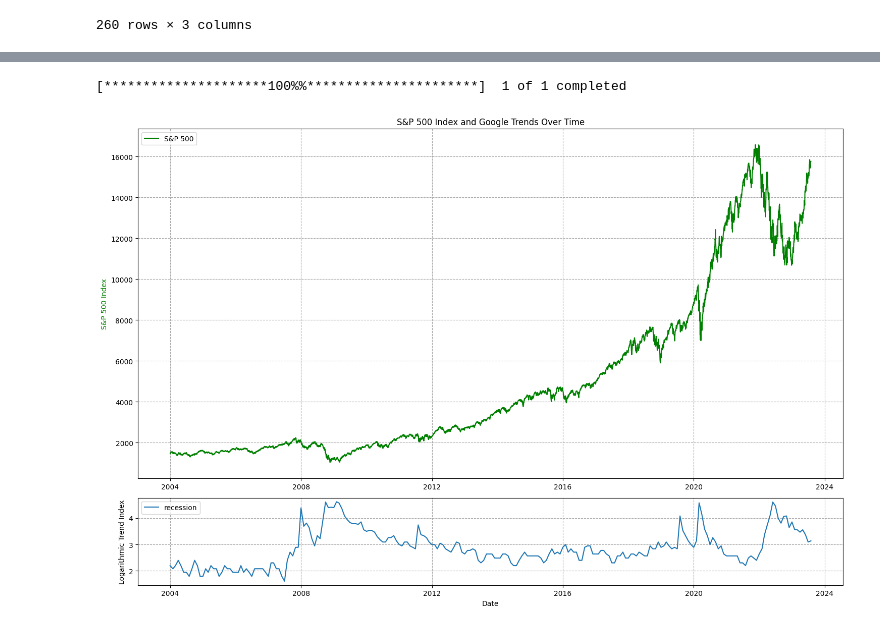
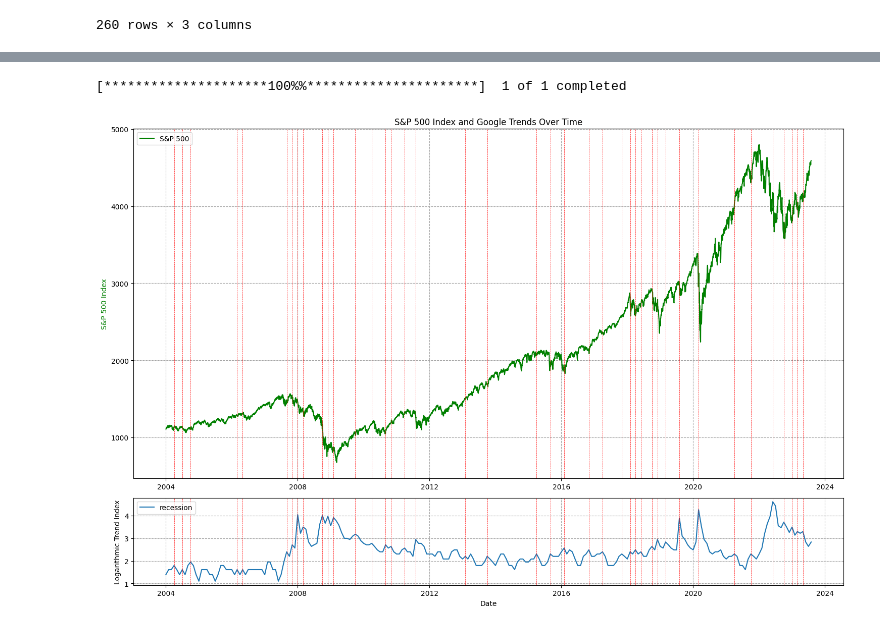
Before and after one commit to luisgdelafuente/google-trends, a Jupyter notebook: the R index.ipynb, the cells around one changed output, grey strips where cells are left out. Saved outputs shown, nothing was run; the diff lists cells and outputs as text; code cells hidden in the pictures.

```diff
--- a/the R index.ipynb
+++ b/the R index.ipynb
@@ -7,10 +7,10 @@ import matplotlib.pyplot as plt
 pytrends = TrendReq()
 
 # Set the keywords to search for
-keywords = ["recession", "crisis"]
+keywords = ["recession", "crisis", "loan"]
 
 # Set the timeframe for the search to the past 10 years
-timeframe = "today 5-y"
+timeframe = "all"
 
 # Build the payload with the keywords and timeframe
 pytrends.build_payload(kw_list=keywords, timeframe=timeframe)
@@ -285,7 +265,7 @@ keywords = ["recession"]
 timeframe = "all"
 
 # Build the payload with the keywords and timeframe
-pytrends.build_payload(kw_list=keywords, timeframe=timeframe)
+pytrends.build_payload(kw_list=keywords, timeframe=timeframe,geo="US")
 
 # Get the interest over time data for the keywords
 interest_over_time = pytrends.interest_over_time()
@@ -295,32 +275,45 @@ for keyword in keywords:
     interest_over_time[keyword] = np.log1p(interest_over_time[keyword])
 
 # Fetch the S&P 500 data for the duration
-sp500_data = yf.download('^NDX', start=interest_over_time.index.min(), end=interest_over_time.index.max())
+sp500_data = yf.download('^SPX', start=interest_over_time.index.min(), end=interest_over_time.index.max())
 
 # Create a figure with custom height ratio
 fig = plt.figure(figsize=(15, 10))
 gs = gridspec.GridSpec(2, 1, height_ratios=[4, 1])
 
 # Plot the S&P 500 data on the top subplot
 ax1 = plt.subplot(gs[0])
 ax1.plot(sp500_data.index, sp500_data["Close"], 'g-', label="S&P 500")
 ax1.set_ylabel('S&P 500 Index', color='g')
 ax1.set_title('S&P 500 Index and Google Trends Over Time')
 ax1.legend(loc="upper left")
 ax1.grid(True, which="both", ls="--", c='0.65')
 
+
+# Find local maxima
+# Compare each point with its neighbors
+local_maxima = (interest_over_time[keywords[0]] > interest_over_time[keywords[0]].shift(1)) & \
+               (interest_over_time[keywords[0]] > interest_over_time[keywords[0]].shift(-1))
+
 # Plot Google Trends data on the bottom subplot
 ax2 = plt.subplot(gs[1], sharex=ax1)
 for keyword in keywords:
     ax2.plot(interest_over_time.index, interest_over_time[keyword], label=keyword)
+
+# Add thin red vertical lines at local maxima
+for date, is_max in zip(interest_over_time.index, local_maxima):
+    if is_max:
+        ax1.axvline(date, color='r', linestyle='--', linewidth=0.5)
+        ax2.axvline(date, color='r', linestyle='--', linewidth=0.5)
+
 ax2.set_xlabel('Date')
 ax2.set_ylabel('Logarithmic Trend Index')
 ax2.legend(loc="upper left")
 ax2.grid(True, which="both", ls="--", c='0.65')
 
 # Adjust the layout
 plt.tight_layout()
 plt.show()
 # %% [output]
 [*********************100%%**********************]  1 of 1 completed
-[figure, old version]
+[figure, new version]
```
Also changed, not shown: parts of 6 cells of this notebook.
